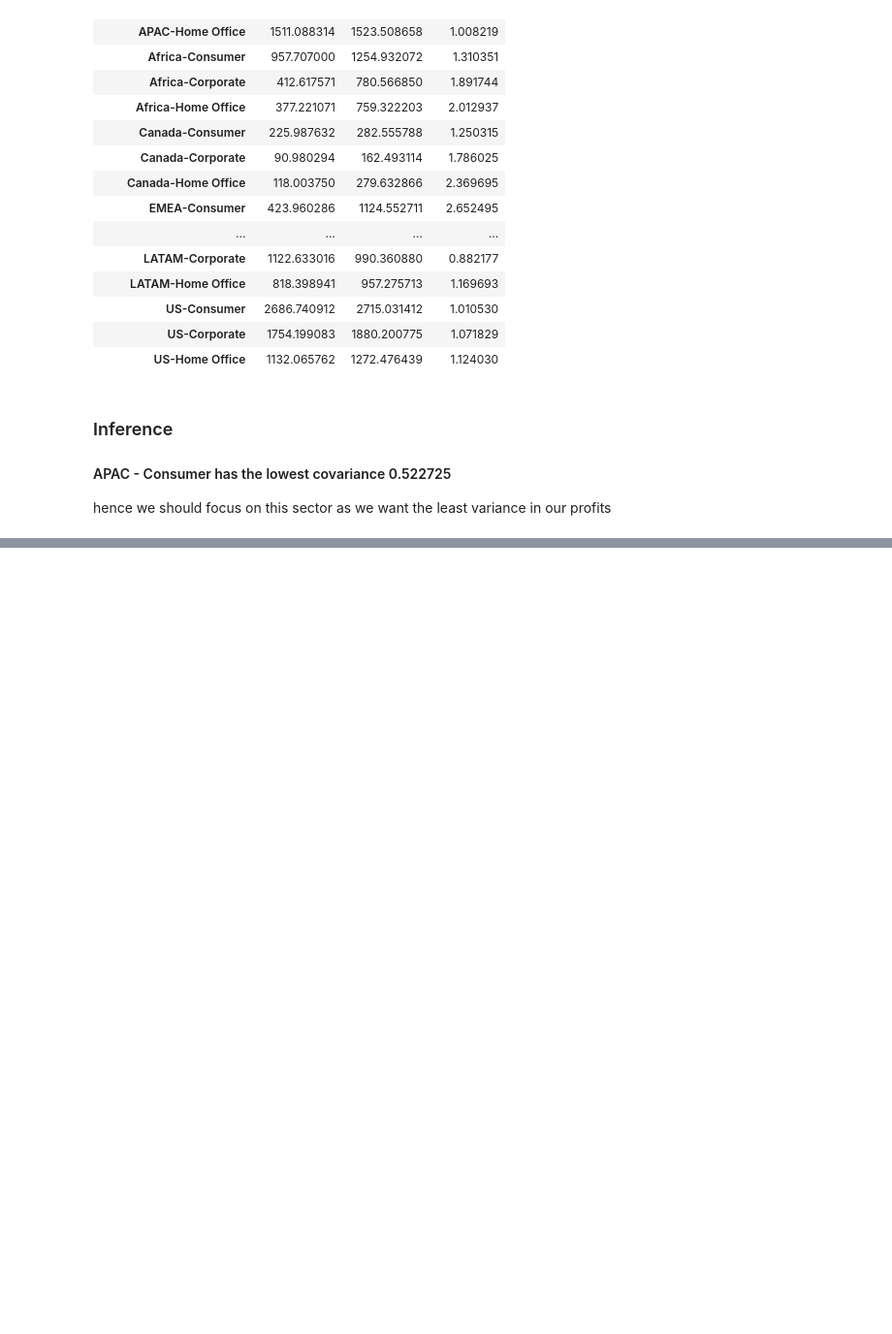
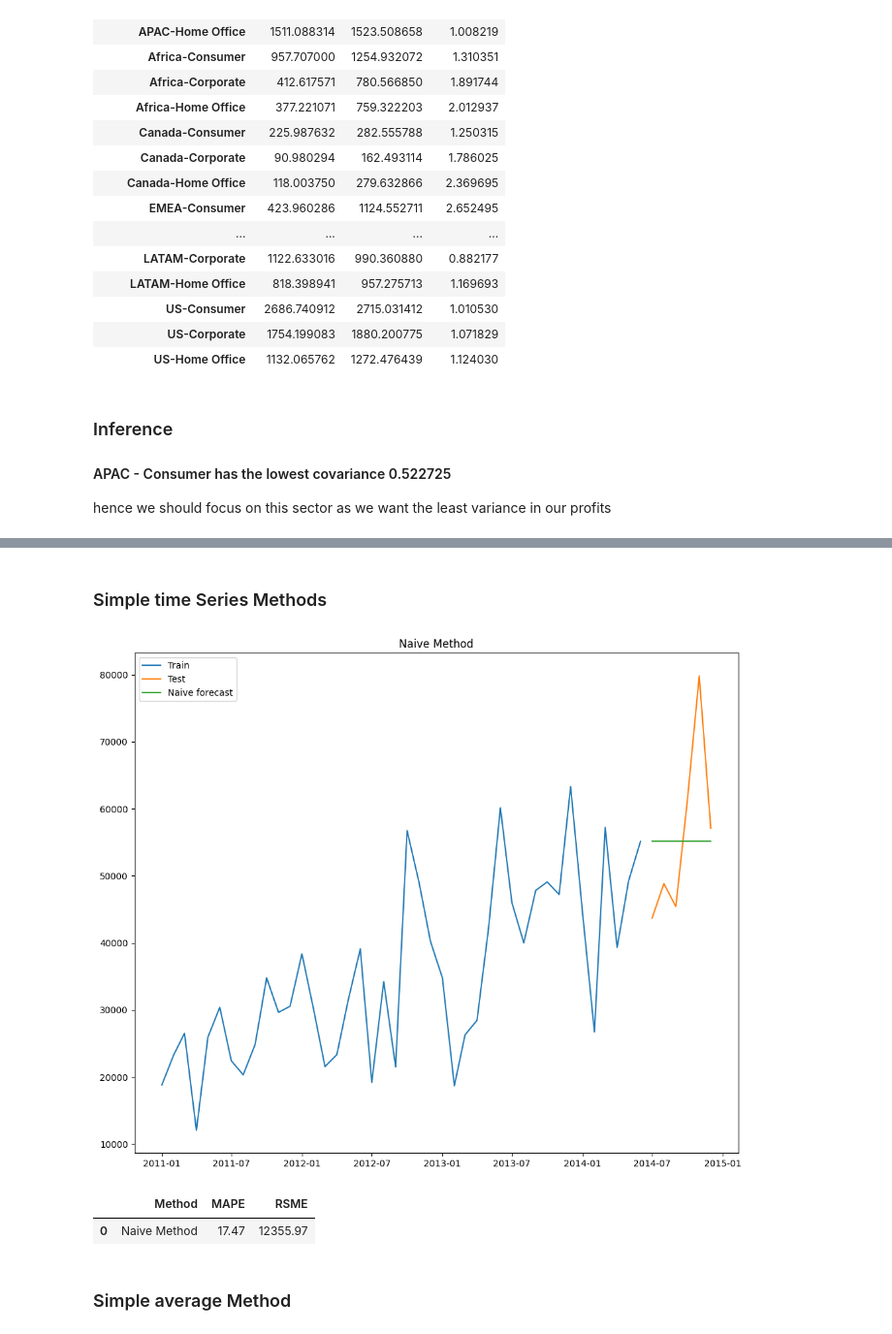
Before and after one commit to ussahil/Global_Mart, a Jupyter notebook: globalSuperStore.ipynb, the cells around one changed output, grey strips where cells are left out. Shown at 97% size. Cells and saved outputs as stored; diff of their text form; code cells hidden in the pictures; blank space fills up the shorter version.

```diff
--- a/globalSuperStore.ipynb
+++ b/globalSuperStore.ipynb
@@ -155,0 +273,4 @@ hence we should focus on this sector as we want the least variance in our profit
+# %%
+train_len = 42
+train_df = data[0:train_len]
+test_df = data[train_len :]
@@ -155,0 +309,27 @@ hence we should focus on this sector as we want the least variance in our profit
+# %% [markdown]
+### Simple time Series Methods
+# %%
+y_hat_naive = test_df.copy()
+y_hat_naive['native_forcast'] = train_df['Sales'][train_len - 1]
+# %%
+# Plotting
+plt.plot(train_df['Sales'],label ='Train')
+plt.plot(test_df['Sales'],label ='Test')
+plt.plot(y_hat_naive['native_forcast'],label ='Naive forecast')
+plt.legend(loc ='best')
+plt.title('Naive Method')
+plt.show()
+# %% [output]
+[figure, added]
+# %%
+# Calculating RSME AND MAPE
+from sklearn.metrics import mean_squared_error
+rsme = np.sqrt(mean_squared_error(test_df['Sales'],y_hat_naive['native_forcast'])).round(2)
+mape = np.round(np.mean(np.abs(test_df['Sales']-y_hat_naive['native_forcast'])/test_df['Sales'])* 100,2)
+results = pd.DataFrame({'Method':['Naive Method'],'MAPE':[mape],'RSME':[rsme]})
+results
+# %% [output]
+|  | Method | MAPE | RSME |
+| 0 | Naive Method | 17.47 | 12355.97 |
+# %% [markdown]
+### Simple average Method
```
Also changed, not shown: parts of 30 cells of this notebook.
